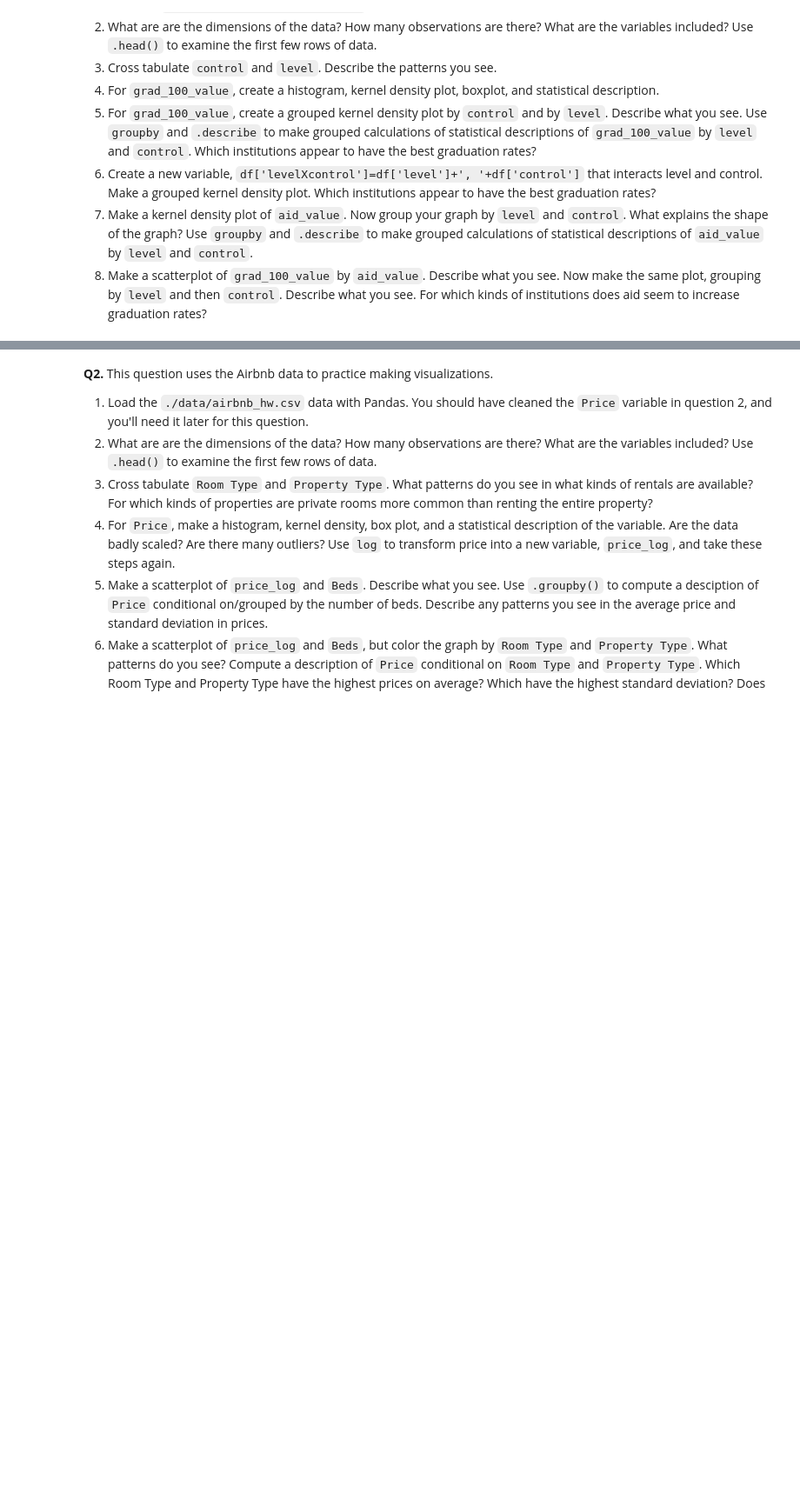
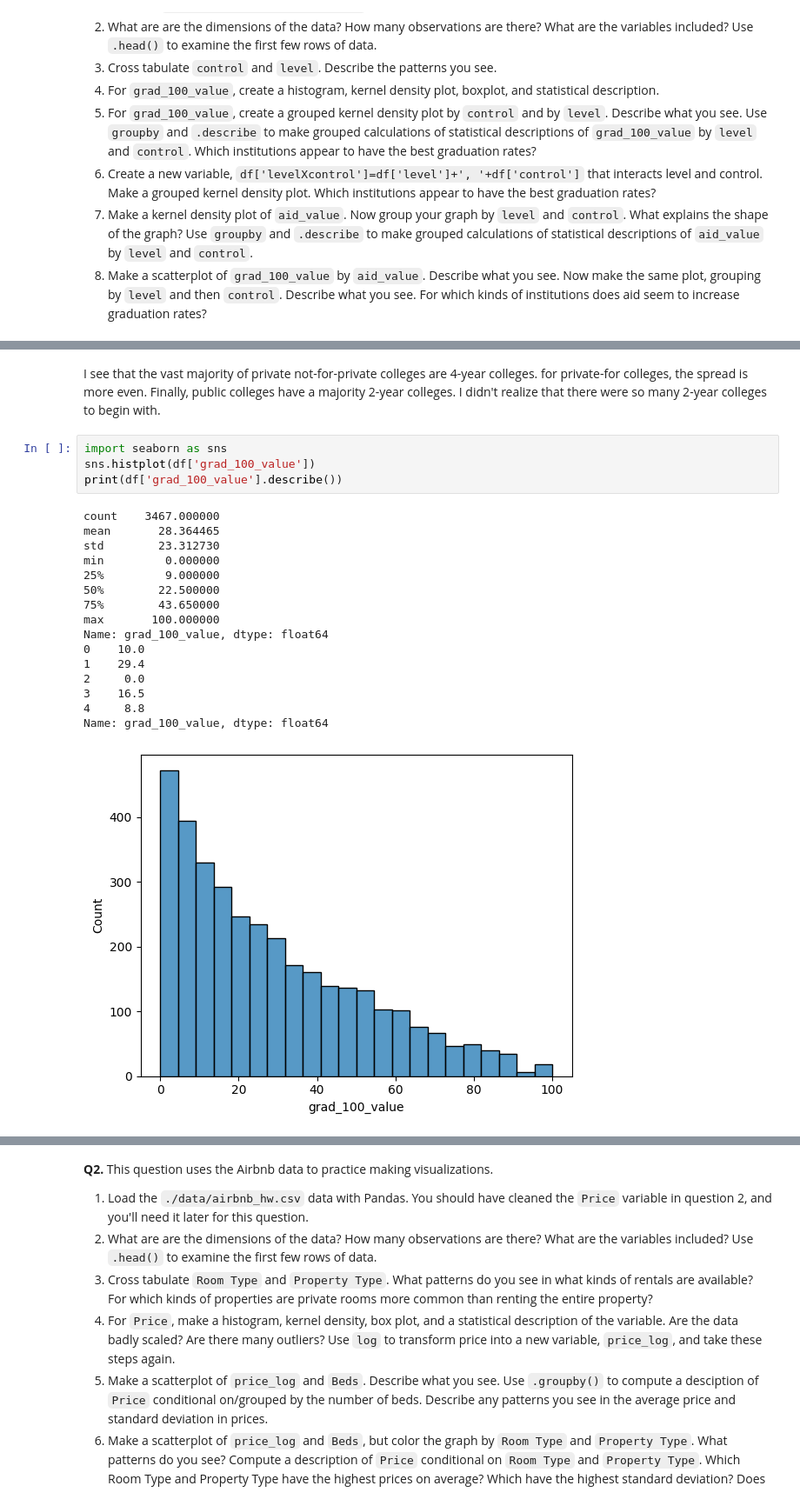
Before and after one commit to annagirerd/visualization, a Jupyter notebook: assignment/assignment.ipynb, the cells around one changed output, grey strips where cells are left out. Shown at 87% size. Cells and saved outputs as stored; diff of their text form; blank space fills up the shorter version.

```diff
--- a/assignment/assignment.ipynb
+++ b/assignment/assignment.ipynb
@@ -60,0 +122,23 @@ The "relevant" variables for this question are:
+# %% [markdown]
+I see that the vast majority of private not-for-private colleges are 4-year colleges. for private-for colleges, the spread is more even. Finally, public colleges have a majority 2-year colleges. I didn't realize that there were so many 2-year colleges to begin with.
+# %%
+import seaborn as sns
+sns.histplot(df['grad_100_value'])
+print(df['grad_100_value'].describe())
+# %% [output]
+count    3467.000000
+mean       28.364465
+std        23.312730
+min         0.000000
+25%         9.000000
+50%        22.500000
+75%        43.650000
+max       100.000000
+Name: grad_100_value, dtype: float64
+0    10.0
+1    29.4
+2     0.0
+3    16.5
+4     8.8
+Name: grad_100_value, dtype: float64
+[figure, added]
```
Also changed, not shown: parts of 15 cells of this notebook.
